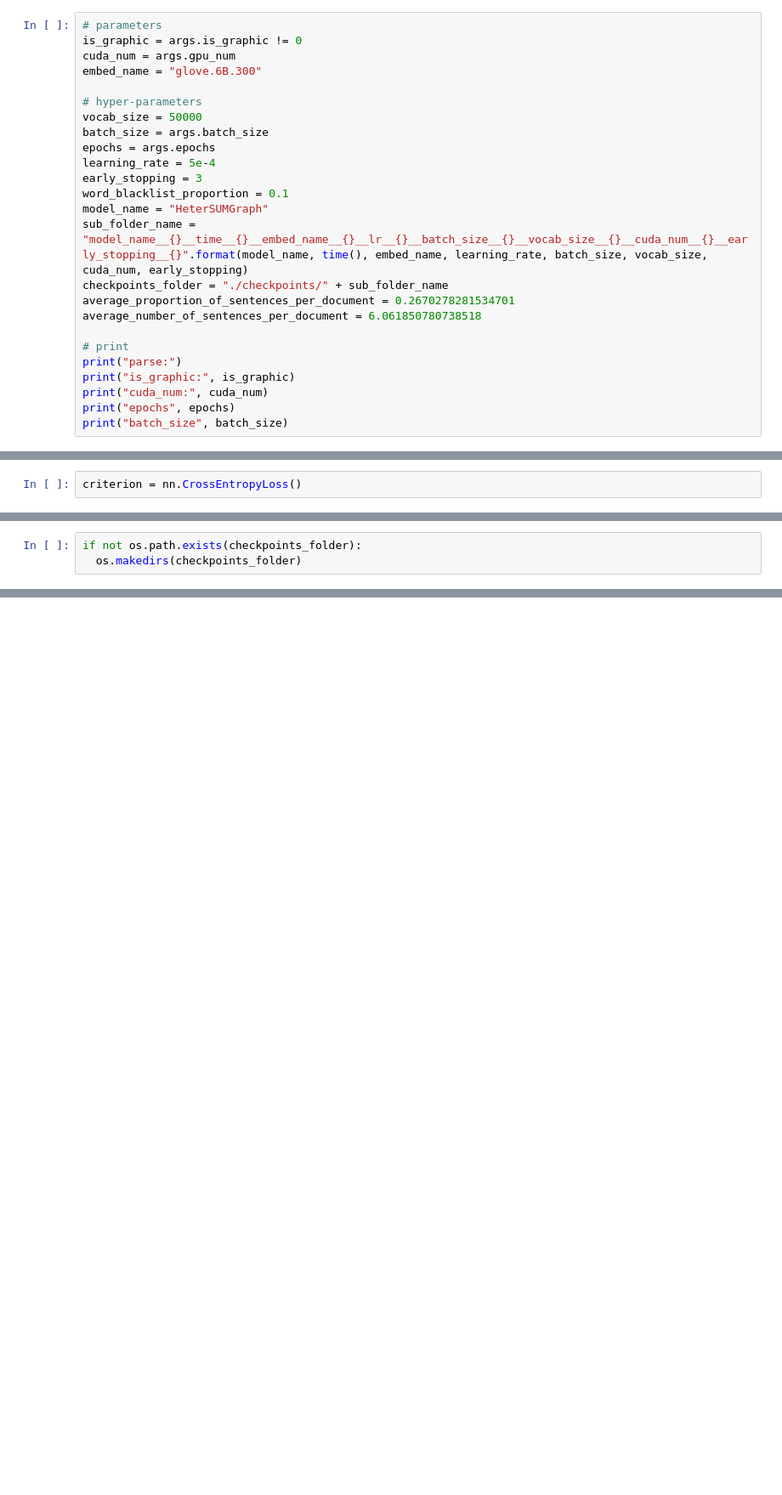
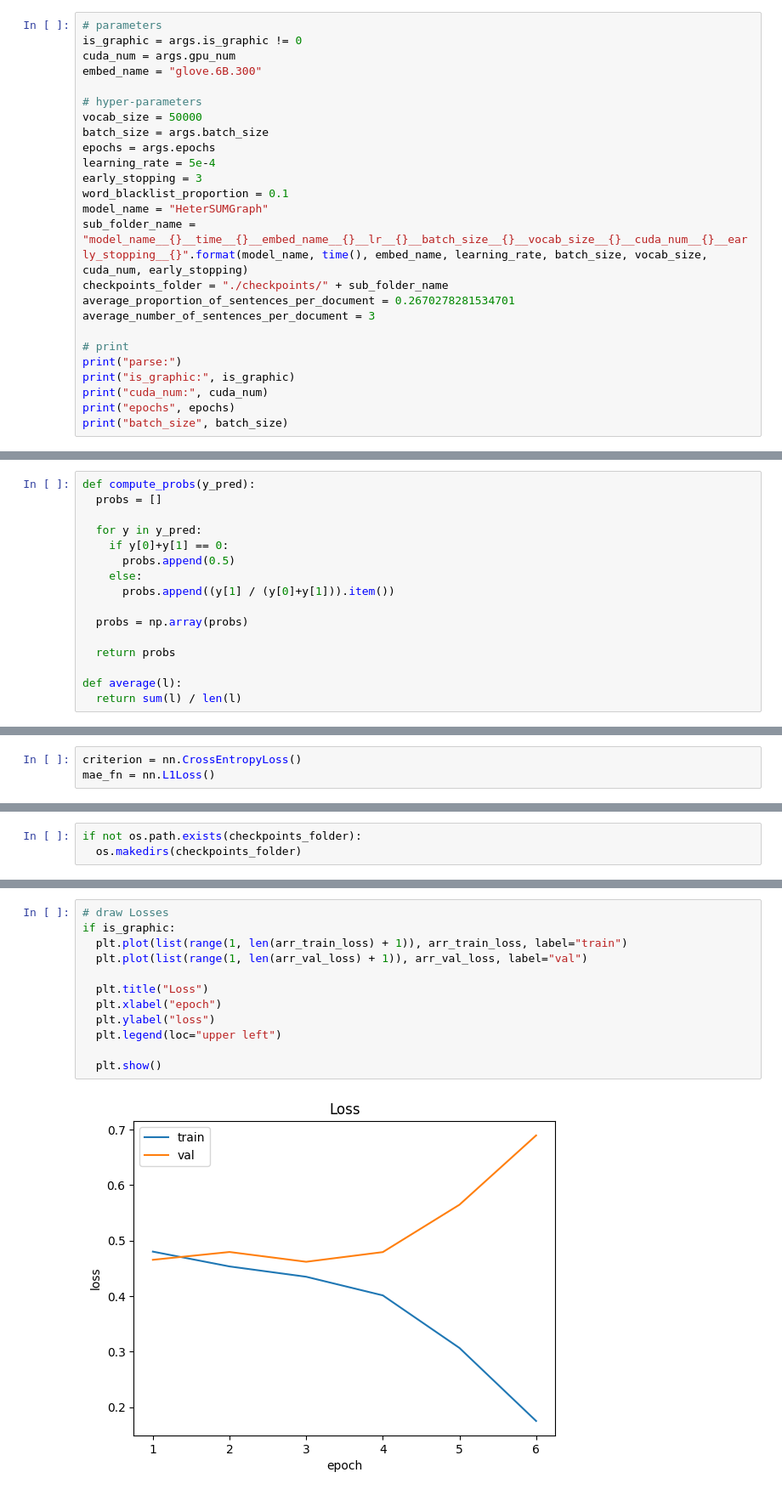
Before and after one commit to rhfdn/HeterSUMGraph, a Jupyter notebook: train_HeterSUMGraph.ipynb, the cells around one changed output, grey strips where cells are left out. Shown at 85% size. Drawn from its saved outputs; the diff is of its cells as text; blank space fills up the shorter version.

Commit message:
Ready to train

```diff
--- a/train_HeterSUMGraph.ipynb
+++ b/train_HeterSUMGraph.ipynb
@@ -67,7 +68,7 @@ model_name = "HeterSUMGraph"
 sub_folder_name = "model_name__{}__time__{}__embed_name__{}__lr__{}__batch_size__{}__vocab_size__{}__cuda_num__{}__early_stopping__{}".format(model_name, time(), embed_name, learning_rate, batch_size, vocab_size, cuda_num, early_stopping)
 checkpoints_folder = "./checkpoints/" + sub_folder_name
 average_proportion_of_sentences_per_document = 0.2670278281534701
-average_number_of_sentences_per_document = 6.061850780738518
+average_number_of_sentences_per_document = 3
 
 # print
 print("parse:")
@@ -113 +116,17 @@ device(type='cuda', index=0)
+# %%
+def compute_probs(y_pred):
+  probs = []
+
+  for y in y_pred:
+    if y[0]+y[1] == 0:
+      probs.append(0.5)
+    else:
+      probs.append((y[1] / (y[0]+y[1])).item())
+
+  probs = np.array(probs)
+
+  return probs
+
+def average(l):
+  return sum(l) / len(l)
 # %% [markdown]
@@ -424,6 +443,7 @@ model = HeterSUMGraph(device=device, vocab_size=vocab_size, word_embed=glovemgr.
 optimizer = torch.optim.Adam(model.parameters(), lr=learning_rate)
 # %%
 criterion = nn.CrossEntropyLoss()
+mae_fn = nn.L1Loss()
 # %% [markdown]
 ## Train
 # %%
@@ -511,0 +577,14 @@ Epoch 2 : train loss=0.452, val loss = 0.455
+# %%
+# draw Losses
+if is_graphic:
+  plt.plot(list(range(1, len(arr_train_loss) + 1)), arr_train_loss, label="train")
+  plt.plot(list(range(1, len(arr_val_loss) + 1)), arr_val_loss, label="val")
+
+  plt.title("Loss")
+  plt.xlabel("epoch")
+  plt.ylabel("loss")
+  plt.legend(loc="upper left")
+
+  plt.show()
+# %% [output]
+[figure, added]
```
Also changed, not shown: parts of 22 cells of this notebook, 3 other files.
